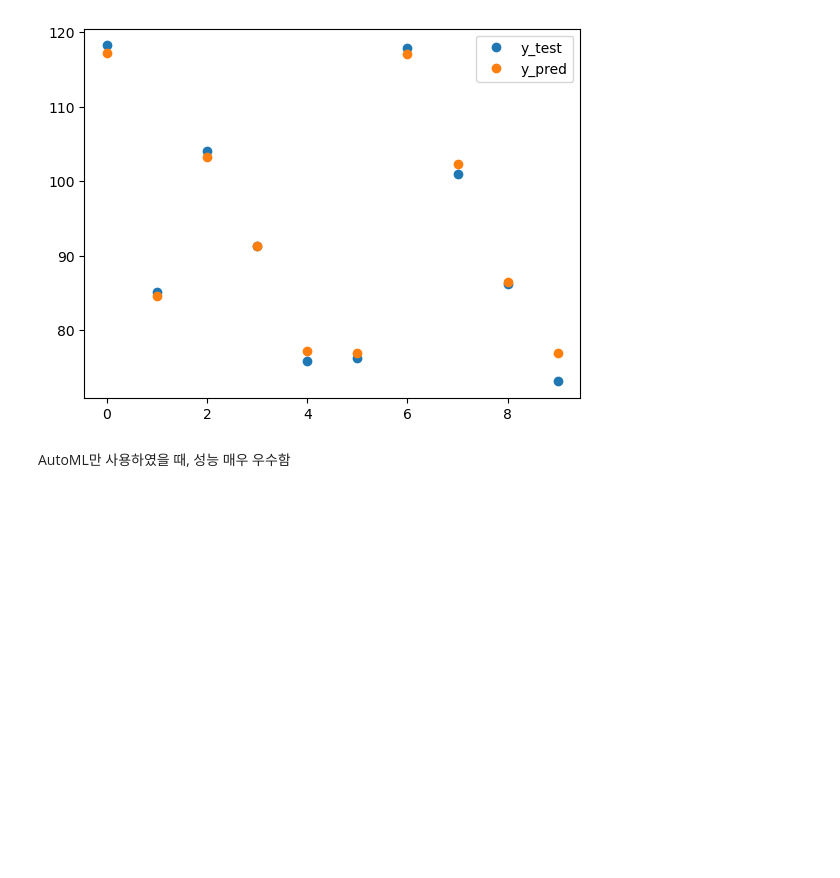
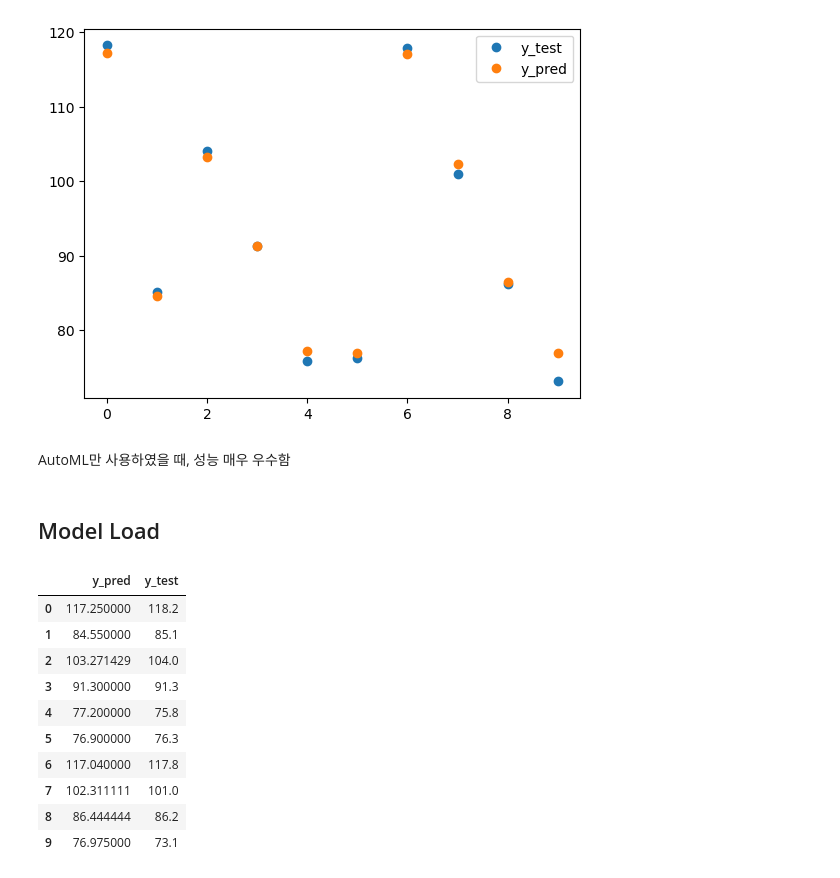
Before and after one commit to umkiyoung/Solar, a Jupyter notebook: Weighted_Average_Reflectance_of_Solar_Cells/image_to_thickness.ipynb, the cells around one changed output. Saved outputs shown, nothing was run; the diff lists cells and outputs as text; code cells hidden in the pictures; blank space fills up the shorter version.

```diff
--- a/Weighted_Average_Reflectance_of_Solar_Cells/image_to_thickness.ipynb
+++ b/Weighted_Average_Reflectance_of_Solar_Cells/image_to_thickness.ipynb
@@ -230,3 +232,5 @@ plt.legend(['y_test', 'y_pred', 'y_train', 'y_pred_train'])
 [figure]
 # %% [markdown]
 AutoML만 사용하였을 때, 성능 매우 우수함
+# %% [markdown]
+## Model Load
@@ -232,0 +239,26 @@ AutoML만 사용하였을 때, 성능 매우 우수함
+# %%
+from tpot_best_pipeline import results
+
+
+y_pred = results
+try:
+    y_test = y_test.to_numpy()
+except:
+    pass
+#make ypred, ytest dataframe
+y_pred_test = pd.DataFrame([y_pred, y_test]).T
+y_pred_test.columns = ['y_pred', 'y_test']
+
+y_pred_test
+# %% [output]
+|  | y_pred | y_test |
+| 0 | 117.250000 | 118.2 |
+| 1 | 84.550000 | 85.1 |
+| 2 | 103.271429 | 104.0 |
+| 3 | 91.300000 | 91.3 |
+| 4 | 77.200000 | 75.8 |
+| 5 | 76.900000 | 76.3 |
+| 6 | 117.040000 | 117.8 |
+| 7 | 102.311111 | 101.0 |
+| 8 | 86.444444 | 86.2 |
+| 9 | 76.975000 | 73.1 |
```
Also changed, not shown: parts of 3 cells of this notebook, 2 other files.
